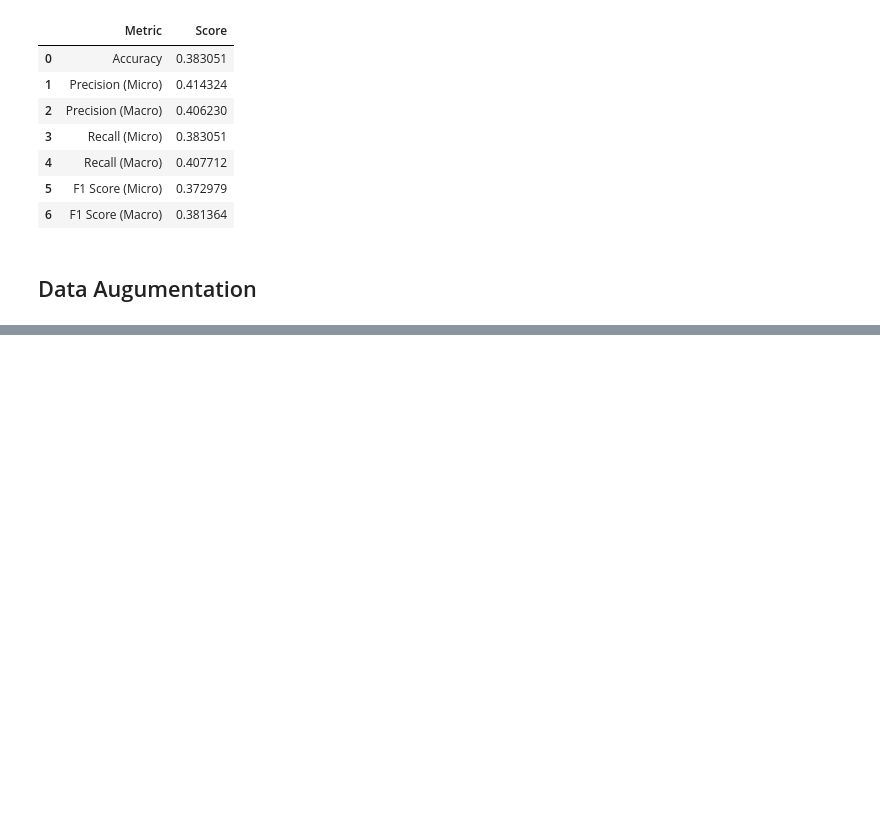
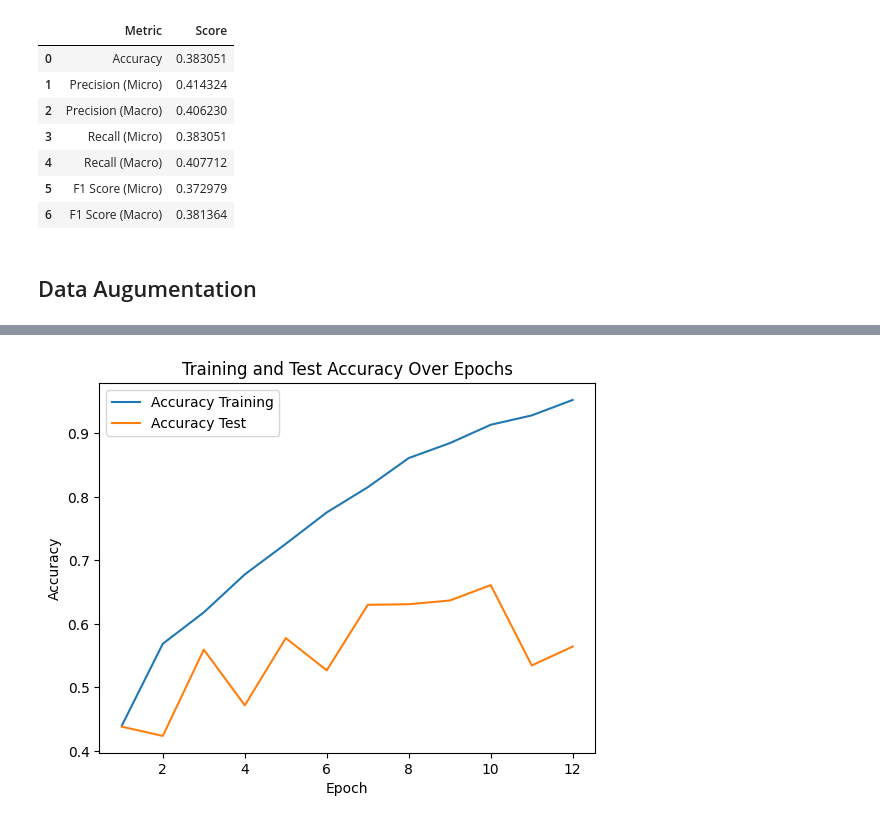
Before and after one commit to D0men1c0/Bald-Classification, a Jupyter notebook: notebook.ipynb, the cells around one changed output, grey strips where cells are left out. Drawn from its saved outputs; the diff is of its cells as text; code cells hidden in the pictures; blank space fills up the shorter version.

```diff
--- a/notebook.ipynb
+++ b/notebook.ipynb
@@ -1565,0 +1607,4 @@ len(augmented_train_loader.dataset)
+# %%
+plot_accuracy(history_train_accuracy, history_test_accuracy)
+# %% [output]
+[figure, added]
```
Also changed, not shown: parts of 20 cells of this notebook.
